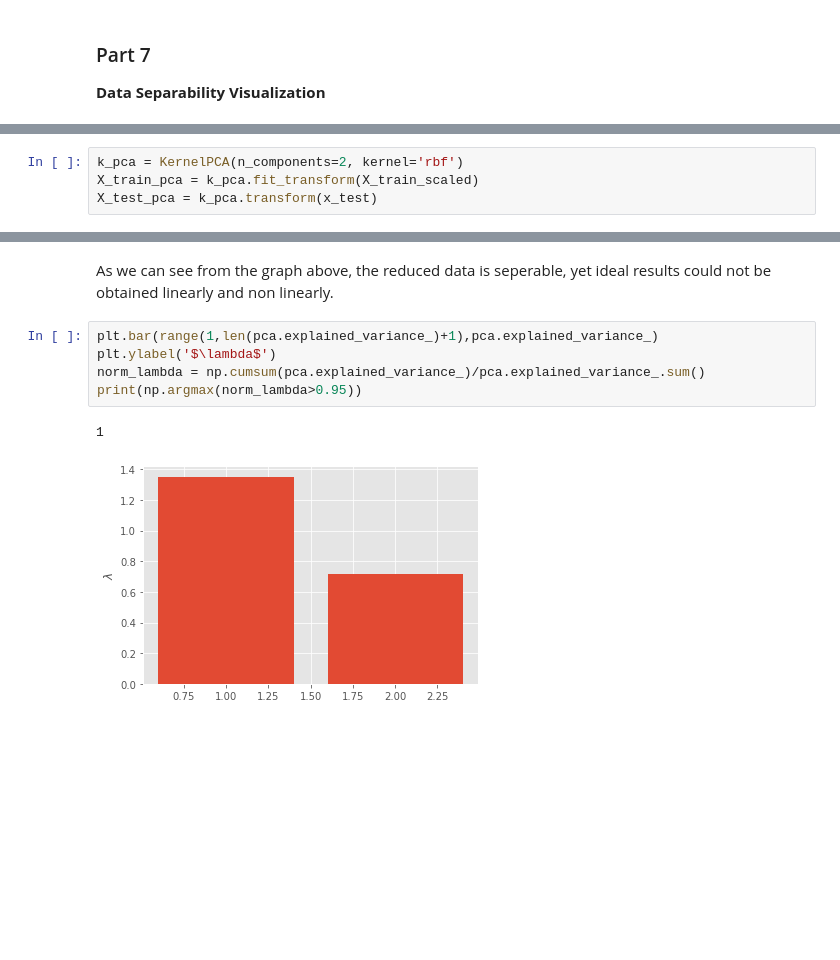
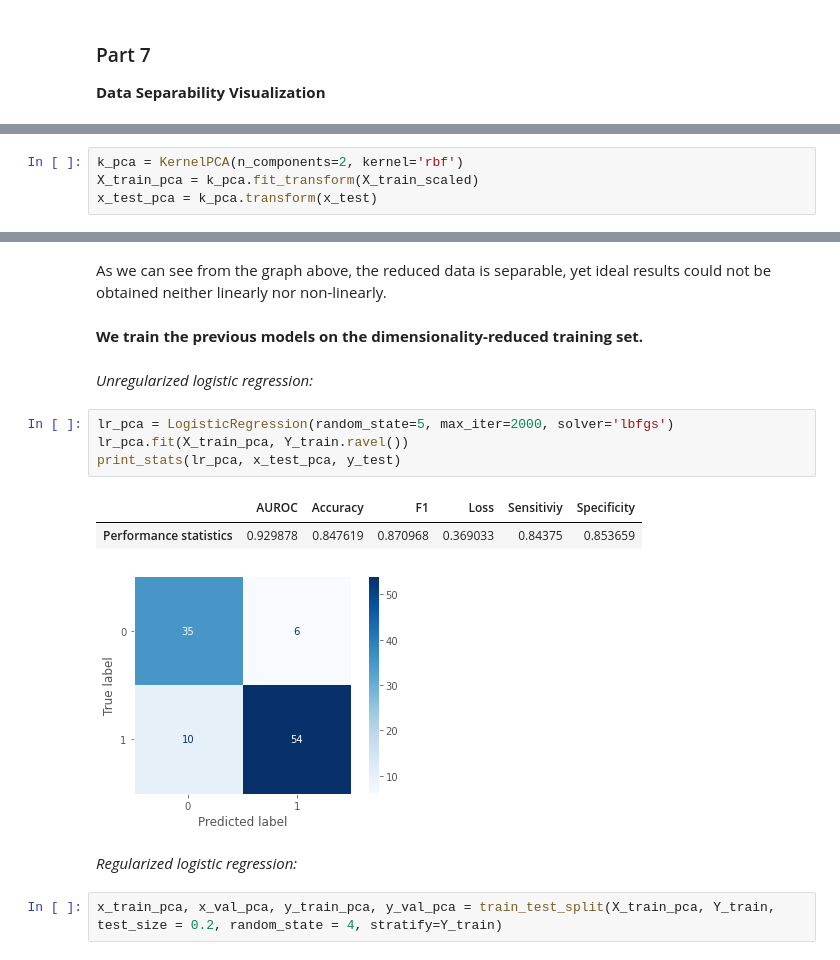
Before and after one commit to mlh-master/hw2_mlh-amit-yoel, a Jupyter notebook: HW2.ipynb, the cells around one changed output, grey strips where cells are left out. Cells and saved outputs as stored; diff of their text form; blank space fills up the shorter version.

```diff
--- a/HW2.ipynb
+++ b/HW2.ipynb
@@ -463,7 +456,7 @@ We will reduce the feature dimentionality to 2 using PCA
 # %%
 k_pca = KernelPCA(n_components=2, kernel='rbf')
 X_train_pca = k_pca.fit_transform(X_train_scaled)
-X_test_pca = k_pca.transform(x_test)
+x_test_pca = k_pca.transform(x_test)
 # %%
 fig = plt.figure(figsize=(8, 8))
 ax = fig.add_subplot(111, aspect='equal')
@@ -482,12 +475,20 @@ plt.show()
 # %% [output]
 [figure]
 # %% [markdown]
-As we can see from the graph above, the reduced data is seperable, yet ideal results could not be obtained linearly and non linearly.
+As we can see from the graph above, the reduced data is separable, yet ideal results could not be obtained neither linearly nor non-linearly.
-# %%
-plt.bar(range(1,len(pca.explained_variance_)+1),pca.explained_variance_)
-plt.ylabel('$\lambda$')
-norm_lambda = np.cumsum(pca.explained_variance_)/pca.explained_variance_.sum()
-print(np.argmax(norm_lambda>0.95))
-# %% [output]
-1
-[figure, removed]
+# %% [markdown]
+**We train the previous models on the dimensionality-reduced training set.**
+# %% [markdown]
+*Unregularized logistic regression:*
+# %%
+lr_pca = LogisticRegression(random_state=5, max_iter=2000, solver='lbfgs')
+lr_pca.fit(X_train_pca, Y_train.ravel())
+print_stats(lr_pca, x_test_pca, y_test)
+# %% [output]
+|  | AUROC | Accuracy | F1 | Loss | Sensitiviy | Specificity |
+| Performance statistics | 0.929878 | 0.847619 | 0.870968 | 0.369033 | 0.84375 | 0.853659 |
+[figure, added]
+# %% [markdown]
+*Regularized logistic regression:*
+# %%
+x_train_pca, x_val_pca, y_train_pca, y_val_pca = train_test_split(X_train_pca, Y_train, test_size = 0.2, random_state = 4, stratify=Y_train)
```
Also changed, not shown: parts of 42 cells of this notebook.
